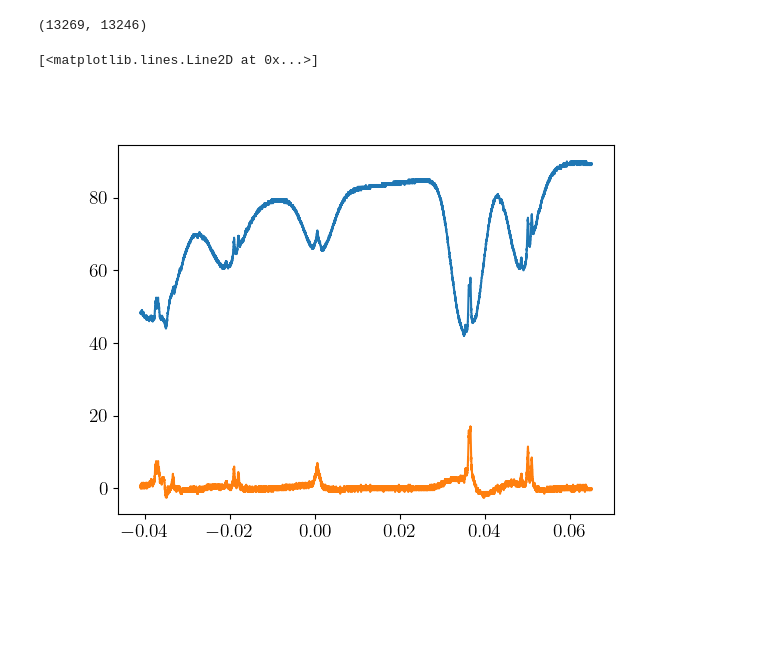
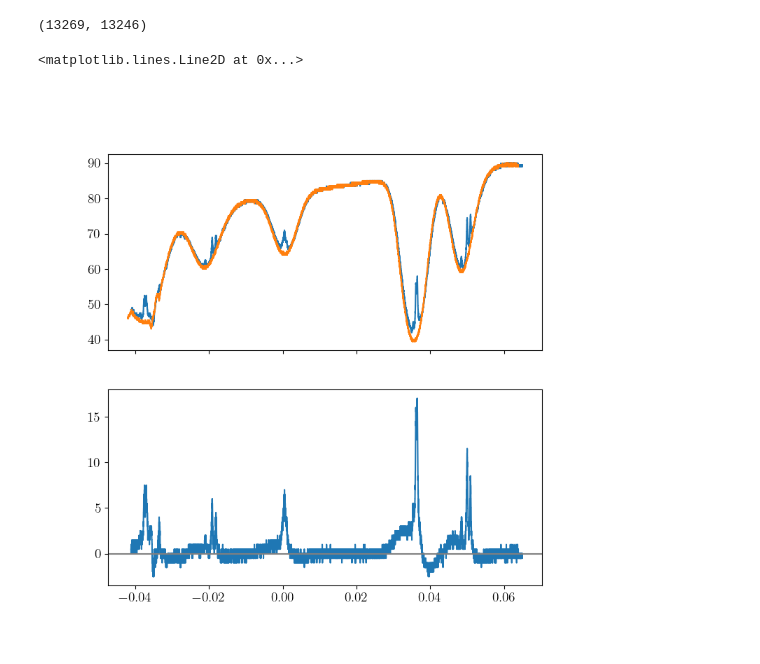
Before and after one commit to andres-luengo/alden-andres-max-most-dangerous-4450-trio, a Jupyter notebook: rb-spectroscopy/fit_no_mag.ipynb, the cells around one changed output. Cells and saved outputs as stored; diff of their text form; code cells hidden in the pictures; blank space fills up the shorter version.

```diff
--- a/rb-spectroscopy/fit_no_mag.ipynb
+++ b/rb-spectroscopy/fit_no_mag.ipynb
@@ -12,12 +15,16 @@ len(sat.time), len(uns.time)
 # %% [output]
 (13269, 13246)
 # %%
-uns_interp = np.interp(sat.time, uns.time, uns.signal)
+uns_data_interp = np.interp(sat.time, uns.time, uns.signal)
+diff_signal = sat.signal - uns_data_interp
 # %%
-fig, ax = plt.subplots()
+fig, (sig_ax, diff_ax) = plt.subplots(nrows=2, sharex=True, figsize=(8, 8))
 
-ax.plot(sat.time, sat.signal)
-ax.plot(sat.time, sat.signal - uns_interp)
+sig_ax.plot(sat.time, sat.signal)
+sig_ax.plot(uns.time, uns.signal)
+
+diff_ax.plot(sat.time, diff_signal)
+diff_ax.axhline(0., color="gray")
 # %% [output]
-[<matplotlib.lines.Line2D at 0x...>]
+<matplotlib.lines.Line2D at 0x...>
-[figure, old version]
+[figure, new version]
```
Also changed, not shown: parts of 6 cells of this notebook.
